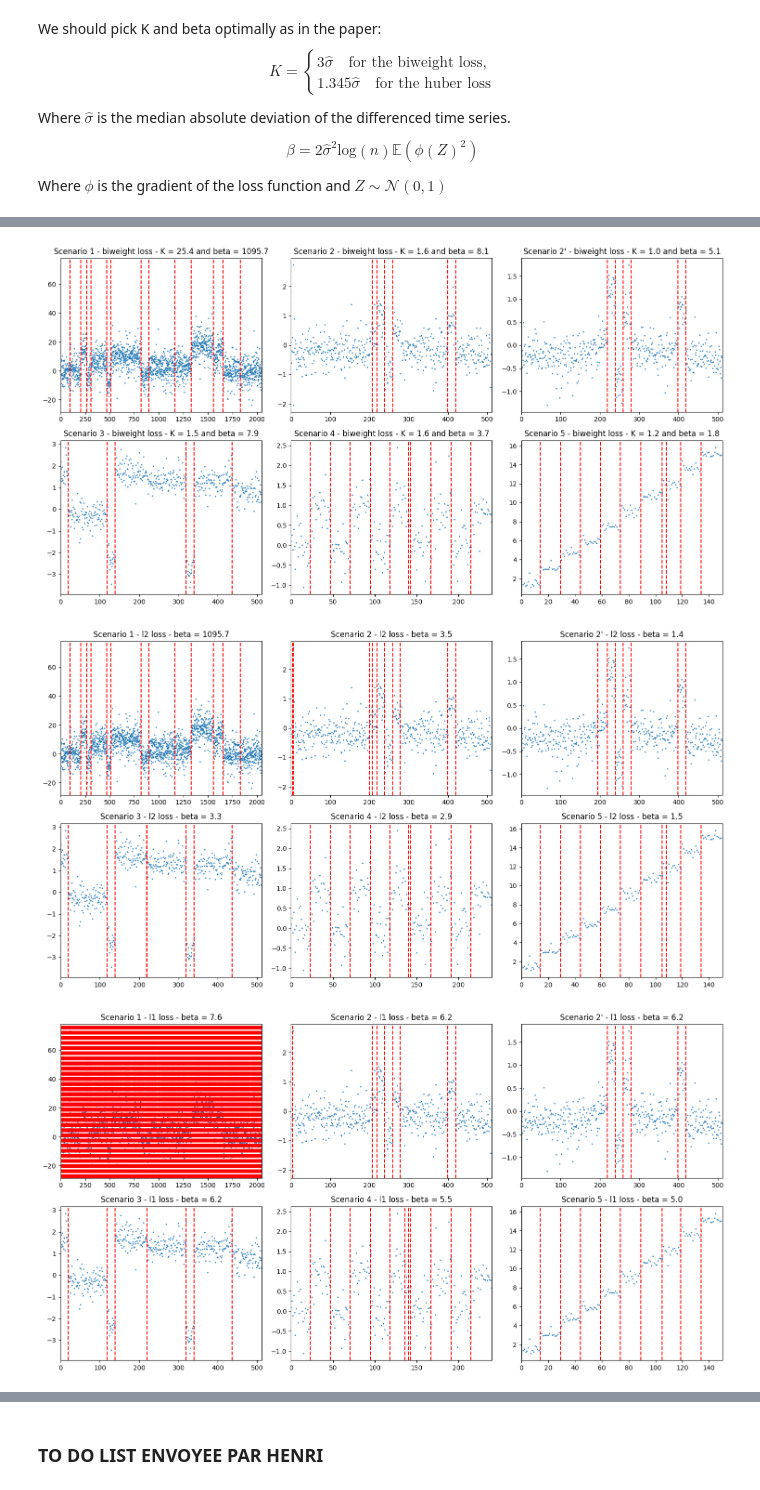
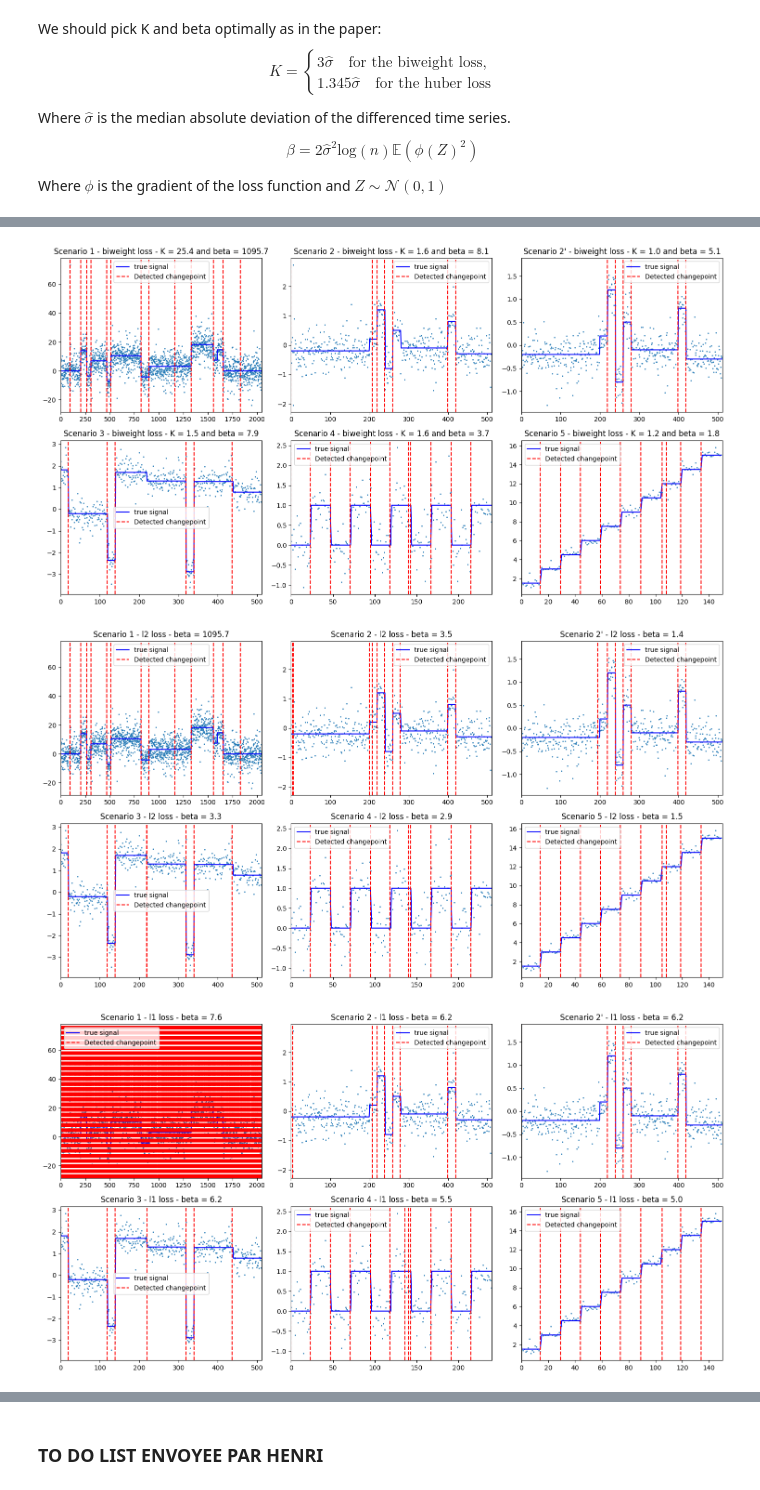
Before and after one commit to henrifabre123/Changepoint-Detection-in-the-Presence-of-Outliers, a Jupyter notebook: JL.ipynb, the cells around one changed output, grey strips where cells are left out. Saved outputs shown, nothing was run; the diff lists cells and outputs as text; code cells hidden in the pictures.

Commit message:
COMMENTS AND MORE PLOTS

```diff
--- a/JL.ipynb
+++ b/JL.ipynb
@@ -342,17 +342,25 @@ def generate_scenarios():
     # Bruit
     y5 = sig5 + t_noise(n5, df=5, sigma=0.3)
 
-    return {
+    dic1 = {
         "Scenario 1": y1,
         "Scenario 2": y2,
         "Scenario 2'": y2_prime,
         "Scenario 3": y3,
         "Scenario 4": y4,
-        "Scenario 5": y5
-    }
+        "Scenario 5": y5}
+    dic2 = {
+        "Scenario 1": sig1,
+        "Scenario 2": sig2,
+        "Scenario 2'": sig2,
+        "Scenario 3": sig3,
+        "Scenario 4": sig4,
+        "Scenario 5": sig5}
+    return dic1,dic2
 
 
-data = generate_scenarios()
+
+data, true_signals = generate_scenarios()
 # %% [markdown]
 ## III- Reproducing the experiments
 # %% [markdown]
@@ -467,6 +529,7 @@ for loss in ['huber','biweight','l2','l1']:
 
     for i, name in enumerate(scenario_names):
         y = data[name]
+        true_sig = true_signals[name]
         beta = compute_penalty_beta(y,loss)
         K=compute_loss_bound_K(y,loss)
 
@@ -481,17 +544,19 @@ for loss in ['huber','biweight','l2','l1']:
         ax = axes[i]
 
         ax.plot(y, '.', markersize=2)
+        ax.plot(true_sig, label = 'true signal',color = 'blue')
         changepoints = np.unique(cp_tau)
 
         for cp in changepoints:
 
             # On trace une ligne rouge pointillée à chaque changepoint
-            ax.axvline(x=cp, color='r', linestyle='--', label='Changepoint' if cp == changepoints[0] else "")
+            ax.axvline(x=cp, color='r', linestyle='--', label='Detected changepoint' if cp == changepoints[0] else "")
         if not K:
             ax.set_title(f'{name} - {loss} loss - beta = {round(beta,1)}')
         else:
             ax.set_title(f'{name} - {loss} loss - K = {round(K,1)} and beta = {round(beta,1)}')
         ax.set_xlim(0, len(y))
+        ax.legend()
 
 
     plt.tight_layout()
@@ -501,3 +566,3 @@ for loss in ['huber','biweight','l2','l1']:
-[figure, old version]
+[figure, new version]
-[figure, old version]
+[figure, new version]
-[figure, old version]
+[figure, new version]
```
Also changed, not shown: parts of 7 cells of this notebook.
